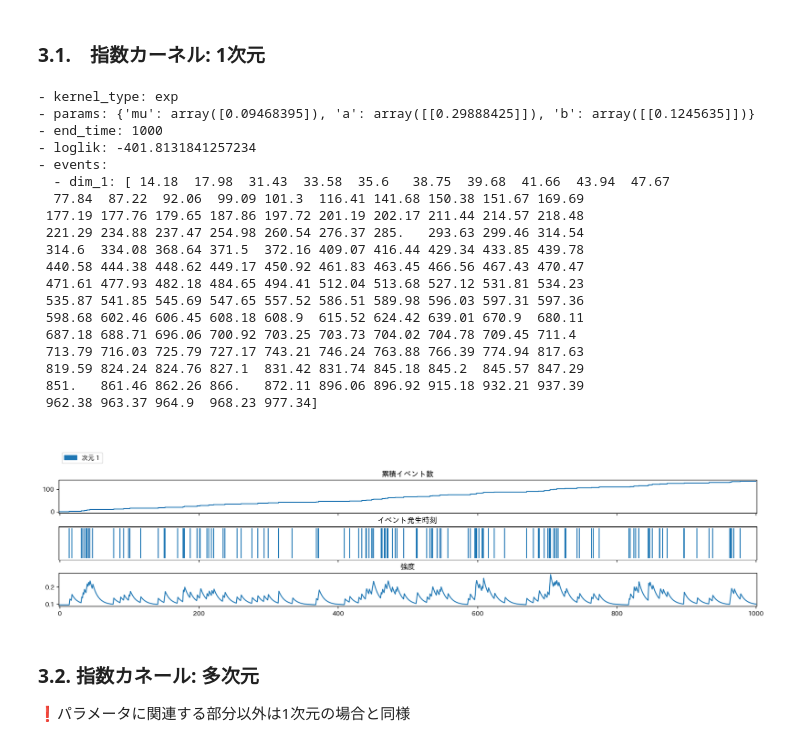
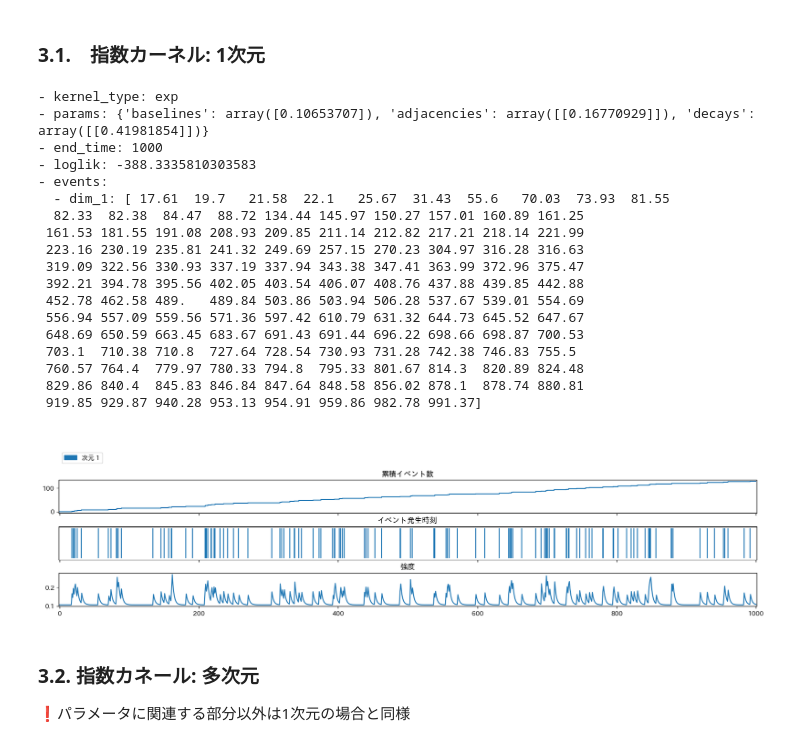
Before and after one commit to s-kojima1227/hp, a Jupyter notebook: tutorial.ipynb, the cells around one changed output. Drawn from its saved outputs; the diff is of its cells as text; code cells hidden in the pictures.

```diff
--- a/tutorial.ipynb
+++ b/tutorial.ipynb
@@ -128,9 +161,9 @@ multi_pow_law_simulation = pow_law_simulator(mu=mu, K=K, p=p, c=c, T=T)
 # %%
 # -------テストデータ生成----------
 exp_simulator = Model.build_simulator('exp')
-mu, a, b, T = 0.1, 0.2, 0.3, 1000
-simulation = exp_simulator(mu=mu, a=a, b=b, T=T)
-test_data = simulation.events
+baselines, adjacencies, decays, end_time = 0.1, 0.2, 0.3, 1000
+exp_simulator.set_params(baselines=baselines, adjacencies=adjacencies, decays=decays)
+test_data = exp_simulator(end_time=end_time)
 # ------------------------------
 
 # 推定器の生成
@@ -140,63 +173,62 @@ exp_estimator = Model.build_estimator('exp')
 # 1. scipyのミニマイザーを使用する場合
 scipy_method = 'scipy'
 scipy_option = {
-    'init_params': {'mu': 0.1, 'a': 0.1, 'b': 0.1}, # 探索開始する初期値
-    'bounds': {'mu': (1e-5, None), 'a': (1e-5, None), 'b': (1e-5, None)}, # 探索するパラメータの範囲
+    'init_params': {'baselines': 0.1, 'adjacencies': 0.1, 'decays': 0.1}, # 探索開始する初期値
+    'bounds': {'baselines': (1e-5, None), 'adjacencies': (1e-5, None), 'decays': (1e-5, None)}, # 探索するパラメータの範囲
 }
 
 # 2. 勾配法を使用する場合
 gradient_method = 'gradient'
 gradient_option = {
-    'init_params': {'mu': 1, 'a': 1, 'b': 1}, # 探索開始する初期値
+    'init_params': {'baselines': 1, 'adjacencies': 1, 'decays': 1}, # 探索開始する初期値
     'max_iter': 100000, # 最大イテレーション数
     'learning_rate': 0.0001, # 学習率
     'tol': 0.01, # 勾配のノルムがこの値以下になったら探索を終了する
 }
 
 # 3. グリッドサーチを使用する場合
 grid_search_method = 'grid_search'
 grid_search_option = {
-    'grid': {'mu': slice(1e-5, 3, 0.1), 'a': slice(1e-5, 3, 0.1), 'b': slice(1e-5, 3, 0.1)}, # 探索するグリッド
+    'grid': {'baselines': slice(1e-5, 3, 0.1), 'adjacencies': slice(1e-5, 3, 0.1), 'decays': slice(1e-5, 3, 0.1)}, # 探索するグリッド
 }
 
 # 4. ランダムサーチを使用する場合
 random_search_method = 'random_search'
 random_search_option = {
     'n_iter': 100000, # 探索する回数
-    'bounds': {'mu': (1e-5, None), 'a': (1e-5, None), 'b': (1e-5, None)}, # 探索するパラメータの範囲
+    'bounds': {'baselines': (1e-5, None), 'adjacencies': (1e-5, None), 'decays': (1e-5, None)}, # 探索するパラメータの範囲
 }
 
 # ------------------------------------------------------------👆
 # ミニマイザーの設定値をセット (本例はscipyのミニマイザーを使用)
 exp_estimator.set_minimization_config(method=scipy_method, option=scipy_option)
 
 # 推定
-estimation_with_scipy = exp_estimator(events=test_data, T=T)
+estimation_with_scipy = exp_estimator(events=test_data.events, end_time=test_data.end_time)
 
 # 結果
 estimation_with_scipy.info()
 estimation_with_scipy.plot()
 # %% [output]
 - kernel_type: exp
-- params: {'mu': array([0.09468395]), 'a': array([[0.29888425]]), 'b': array([[0.1245635]])}
+- params: {'baselines': array([0.10653707]), 'adjacencies': array([[0.16770929]]), 'decays': array([[0.41981854]])}
 - end_time: 1000
-- loglik: -401.8131841257234
+- loglik: -388.3335810303583
 - events:
-  - dim_1: [ 14.18  17.98  31.43  33.58  35.6   38.75  39.68  41.66  43.94  47.67
-  77.84  87.22  92.06  99.09 101.3  116.41 141.68 150.38 151.67 169.69
- 177.19 177.76 179.65 187.86 197.72 201.19 202.17 211.44 214.57 218.48
- 221.29 234.88 237.47 254.98 260.54 276.37 285.   293.63 299.46 314.54
- 314.6  334.08 368.64 371.5  372.16 409.07 416.44 429.34 433.85 439.78
- 440.58 444.38 448.62 449.17 450.92 461.83 463.45 466.56 467.43 470.47
- 471.61 477.93 482.18 484.65 494.41 512.04 513.68 527.12 531.81 534.23
- 535.87 541.85 545.69 547.65 557.52 586.51 589.98 596.03 597.31 597.36
- 598.68 602.46 606.45 608.18 608.9  615.52 624.42 639.01 670.9  680.11
- 687.18 688.71 696.06 700.92 703.25 703.73 704.02 704.78 709.45 711.4
- 713.79 716.03 725.79 727.17 743.21 746.24 763.88 766.39 774.94 817.63
- 819.59 824.24 824.76 827.1  831.42 831.74 845.18 845.2  845.57 847.29
- 851.   861.46 862.26 866.   872.11 896.06 896.92 915.18 932.21 937.39
- 962.38 963.37 964.9  968.23 977.34]
+  - dim_1: [ 17.61  19.7   21.58  22.1   25.67  31.43  55.6   70.03  73.93  81.55
+  82.33  82.38  84.47  88.72 134.44 145.97 150.27 157.01 160.89 161.25
+ 161.53 181.55 191.08 208.93 209.85 211.14 212.82 217.21 218.14 221.99
+ 223.16 230.19 235.81 241.32 249.69 257.15 270.23 304.97 316.28 316.63
+ 319.09 322.56 330.93 337.19 337.94 343.38 347.41 363.99 372.96 375.47
+ 392.21 394.78 395.56 402.05 403.54 406.07 408.76 437.88 439.85 442.88
+ 452.78 462.58 489.   489.84 503.86 503.94 506.28 537.67 539.01 554.69
+ 556.94 557.09 559.56 571.36 597.42 610.79 631.32 644.73 645.52 647.67
+ 648.69 650.59 663.45 683.67 691.43 691.44 696.22 698.66 698.87 700.53
+ 703.1  710.38 710.8  727.64 728.54 730.93 731.28 742.38 746.83 755.5
+ 760.57 764.4  779.97 780.33 794.8  795.33 801.67 814.3  820.89 824.48
+ 829.86 840.4  845.83 846.84 847.64 848.58 856.02 878.1  878.74 880.81
+ 919.85 929.87 940.28 953.13 954.91 959.86 982.78 991.37]
-[figure, old version]
+[figure, new version]
 # %% [markdown]
 ### 3.2. 指数カネール: 多次元
 
```
Also changed, not shown: parts of 14 cells of this notebook, 4 other files.
